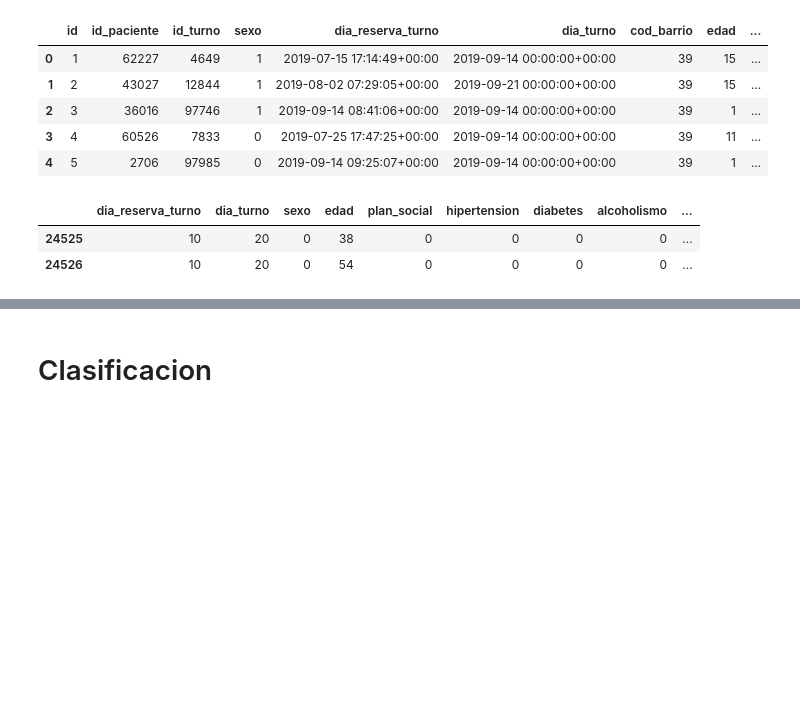
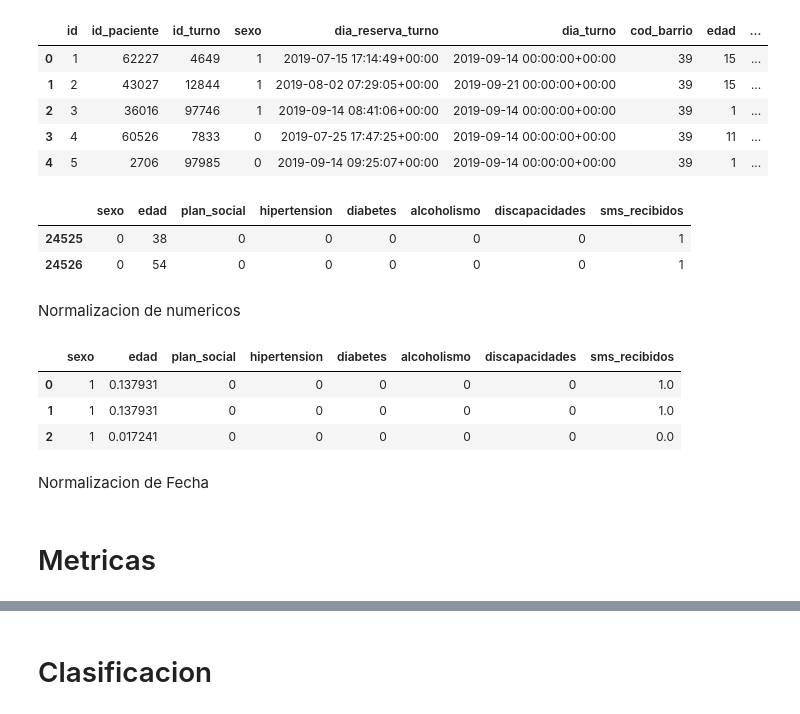
Before and after one commit to LucasMirandaD/Gestion-de-Datos, a Jupyter notebook: LM_Competencia_Ausentismo.ipynb, the cells around one changed output, grey strips where cells are left out. Cells and saved outputs as stored; diff of their text form; code cells hidden in the pictures; blank space fills up the shorter version.

```diff
--- a/LM_Competencia_Ausentismo.ipynb
+++ b/LM_Competencia_Ausentismo.ipynb
@@ -449,10 +623,38 @@ nuevas_instancias_pd['dia_turno'] = nuevas_instancias_pd['dia_turno'].dt.day
 # %%
 # Reordenar las columnas utilizando reindex
 nuevas_instancias_pd = nuevas_instancias_pd.reindex(columns=new_columns)
-nuevas_instancias_pd = nuevas_instancias_pd[['dia_reserva_turno','dia_turno','sexo', 'edad', 'plan_social', 'hipertension', 'diabetes', 'alcoholismo', 'discapacidades', 'sms_recibidos']]
+nuevas_instancias_pd = nuevas_instancias_pd[['sexo', 'edad', 'plan_social', 'hipertension', 'diabetes', 'alcoholismo', 'discapacidades', 'sms_recibidos']] #'dia_reserva_turno','dia_turno',
 
 nuevas_instancias_pd.tail(2)
 # %% [output]
-|  | dia_reserva_turno | dia_turno | sexo | edad | plan_social | hipertension | diabetes | alcoholismo | ... |
-| 24525 | 10 | 20 | 0 | 38 | 0 | 0 | 0 | 0 | ... |
-| 24526 | 10 | 20 | 0 | 54 | 0 | 0 | 0 | 0 | ... |
+|  | sexo | edad | plan_social | hipertension | diabetes | alcoholismo | discapacidades | sms_recibidos |
+| 24525 | 0 | 38 | 0 | 0 | 0 | 0 | 0 | 1 |
+| 24526 | 0 | 54 | 0 | 0 | 0 | 0 | 0 | 1 |
+# %% [markdown]
+Normalizacion de numericos
+# %%
+# Seleccionar solo las características numéricas
+numeric_features = ['edad', 'sms_recibidos']
+numeric_data = nuevas_instancias_pd[numeric_features]
+
+# Crear el objeto del escalador
+scaler = MinMaxScaler()
+
+# Ajustar y transformar los datos
+normalized_data = scaler.fit_transform(numeric_data)
+
+# Crear un nuevo DataFrame con los datos normalizados
+normalized_df = pd.DataFrame(normalized_data, columns=numeric_features)
+
+# Reemplazar las columnas numéricas en el DataFrame original con las columnas normalizadas
+nuevas_instancias_pd[numeric_features] = normalized_df
+nuevas_instancias_pd.head(3)
+# # Ver los datos normalizados
+# print(nuevas_instancias_pd)
+# %% [output]
+|  | sexo | edad | plan_social | hipertension | diabetes | alcoholismo | discapacidades | sms_recibidos |
+| 0 | 1 | 0.137931 | 0 | 0 | 0 | 0 | 0 | 1.0 |
+| 1 | 1 | 0.137931 | 0 | 0 | 0 | 0 | 0 | 1.0 |
+| 2 | 1 | 0.017241 | 0 | 0 | 0 | 0 | 0 | 0.0 |
+# %% [markdown]
+Normalizacion de Fecha
@@ -458,0 +671,2 @@ nuevas_instancias_pd.tail(2)
+# %% [markdown]
+# Metricas
```
Also changed, not shown: parts of 68 cells of this notebook.
